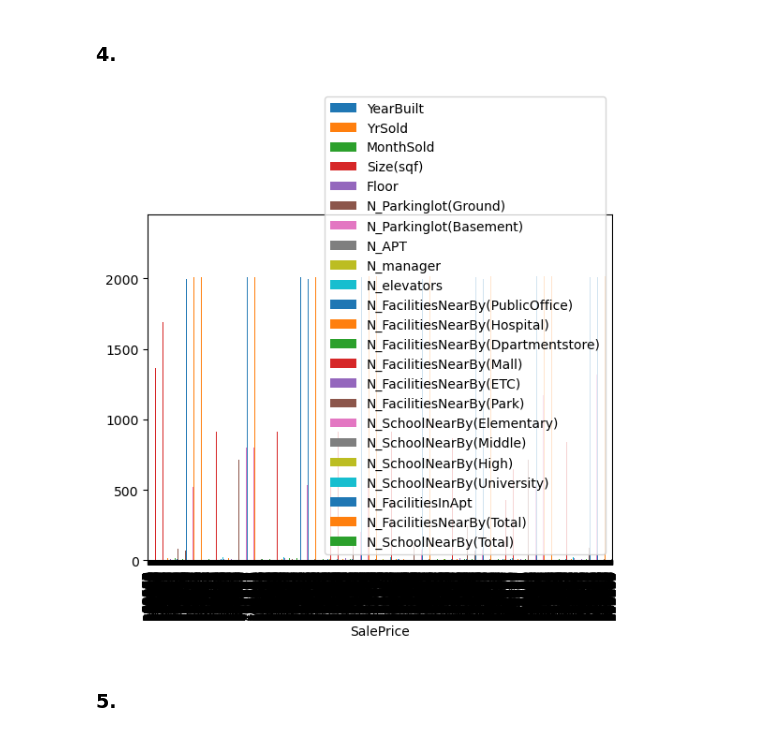
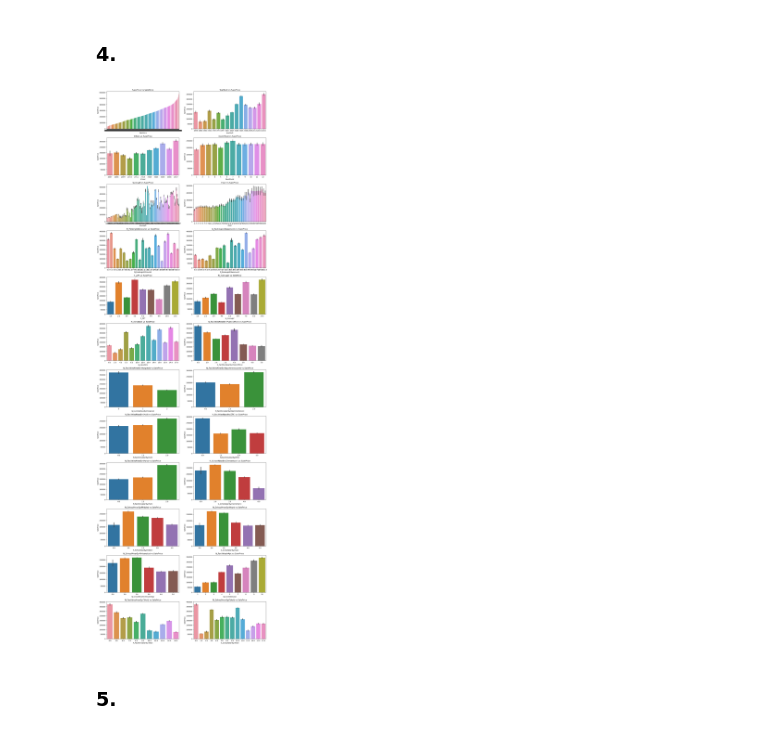
Before and after one commit to Sanspeen/data-analysis-task-2, a Jupyter notebook: Trabajo2_Integrante1_Integrante2.ipynb, the cells around one changed output. Saved outputs shown, nothing was run; the diff lists cells and outputs as text; code cells hidden in the pictures.

Commit message:
optimization in bar graphs

```diff
--- a/Trabajo2_Integrante1_Integrante2.ipynb
+++ b/Trabajo2_Integrante1_Integrante2.ipynb
@@ -170,13 +170,22 @@ plt.show()
 [figure]
 # %% [markdown]
 ### 4.
-# %%
-df_variables_to_comparate = df.columns
-df_to_compare = df_variables_to_comparate.drop('SalePrice').tolist()
-df.plot.bar(x='SalePrice', y=df_to_compare)
-plt.show()
-# %% [output]
-[figure, removed]
+# %%
+numeric_df = df.select_dtypes(include=['number'])
+num_rows = len(numeric_df.columns)
+num_cols = 2
+
+plt.figure(figsize=(15, num_rows * 4))
+
+for i, col in enumerate(numeric_df.columns):
+    plt.subplot(num_rows, num_cols, i + 1)
+    sns.barplot(data=df, x=col, y='SalePrice')
+    plt.title(f'{col} vs SalePrice')
+
+plt.tight_layout()
+plt.show()
+# %% [output]
+[figure, added]
 # %% [markdown]
 ### 5.
 # %%
```
Also changed, not shown: parts of 1 cell of this notebook.
